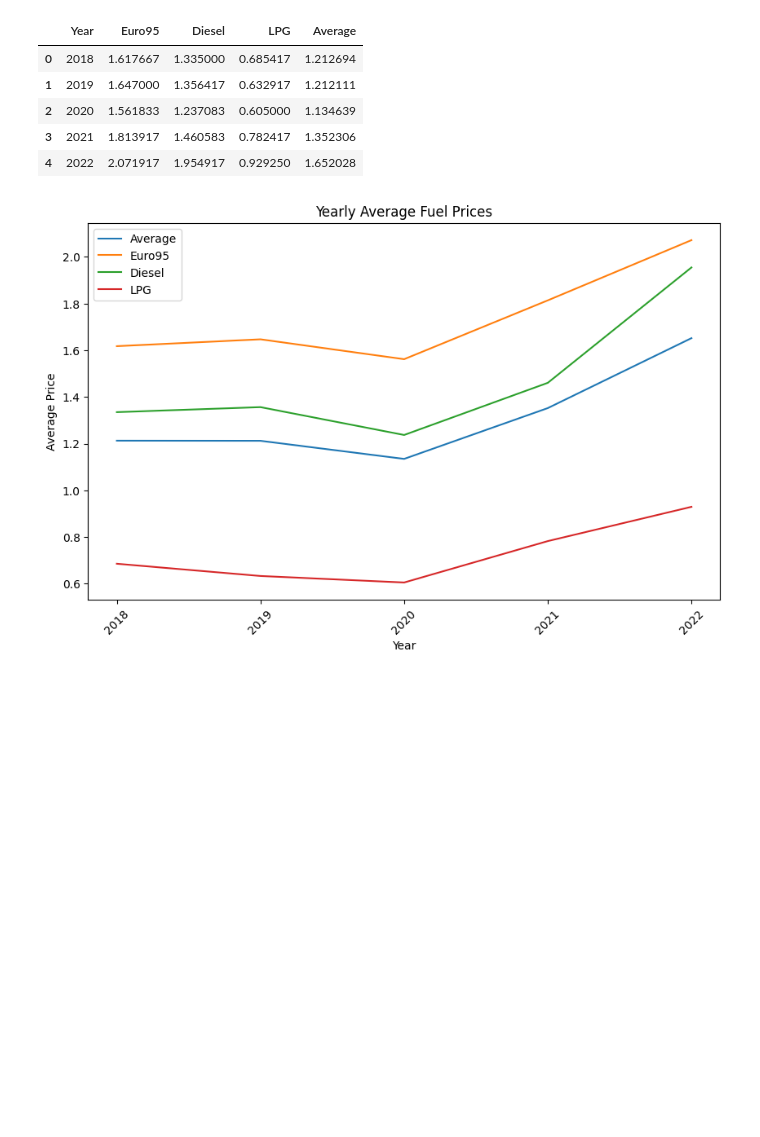
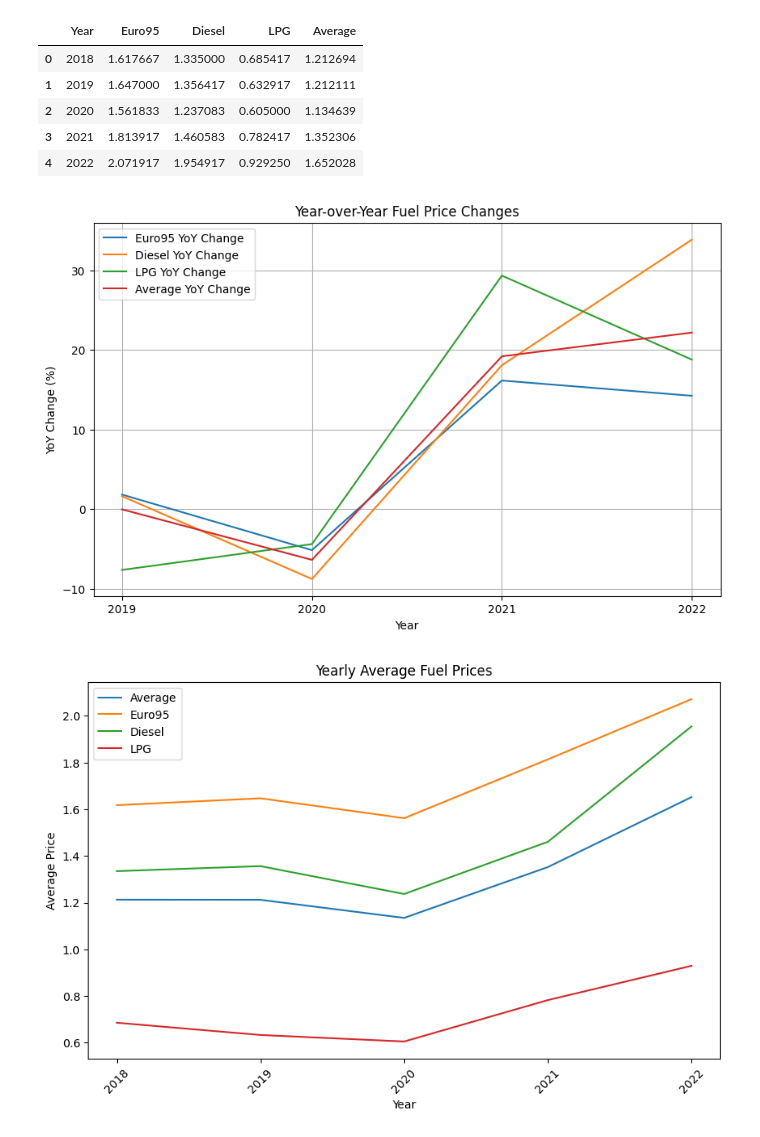
Before and after one commit to asquu/TIL6022-Project-Group-35, a Jupyter notebook: Project_Python.ipynb, the cells around one changed output. Saved outputs shown, nothing was run; the diff lists cells and outputs as text; code cells hidden in the pictures; blank space fills up the shorter version.

Commit message:
Added YoY plot for Fuel

```diff
--- a/Project_Python.ipynb
+++ b/Project_Python.ipynb
@@ -61,6 +62,26 @@ data_yearly
 | 2 | 2020 | 1.561833 | 1.237083 | 0.605000 | 1.134639 |
 | 3 | 2021 | 1.813917 | 1.460583 | 0.782417 | 1.352306 |
 | 4 | 2022 | 2.071917 | 1.954917 | 0.929250 | 1.652028 |
+# %%
+data_yearly['Euro95_YoY'] = data_yearly['Euro95'].pct_change() * 100
+data_yearly['Diesel_YoY'] = data_yearly['Diesel'].pct_change() * 100
+data_yearly['LPG_YoY'] = data_yearly['LPG'].pct_change() * 100
+data_yearly['Average_YoY'] = data_yearly['Average'].pct_change() * 100
+
+# Plot the YoY changes
+plt.figure(figsize=(10, 6))
+plt.plot(data_yearly['Year'], data_yearly['Euro95_YoY'], label='Euro95 YoY Change')
+plt.plot(data_yearly['Year'], data_yearly['Diesel_YoY'], label='Diesel YoY Change')
+plt.plot(data_yearly['Year'], data_yearly['LPG_YoY'], label='LPG YoY Change')
+plt.plot(data_yearly['Year'], data_yearly['Average_YoY'], label='Average YoY Change')
+plt.xlabel('Year')
+plt.ylabel('YoY Change (%)')
+plt.title('Year-over-Year Fuel Price Changes')
+plt.legend()
+plt.grid(True)
+plt.show()
+# %% [output]
+[figure, added]
 # %%
 
 fueltypes = ["Year", "Euro95", "Diesel", "LPG", "Average"]
```
Also changed, not shown: parts of 3 cells of this notebook.
